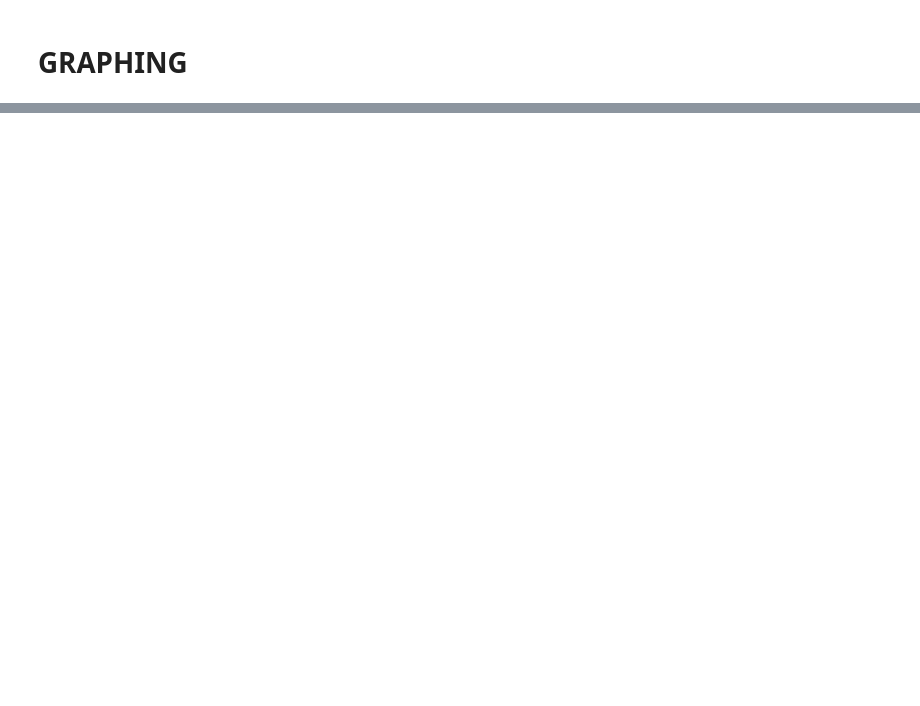
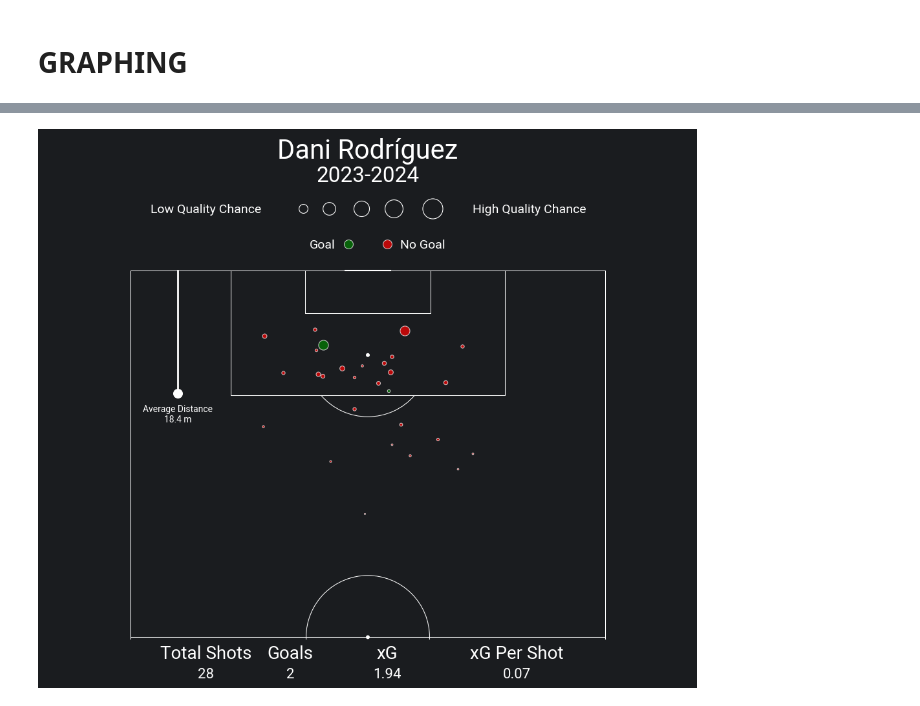
Before and after one commit to wasayMansoor/FootballChart, a Jupyter notebook: FootballChart.ipynb, the cells around one changed output, grey strips where cells are left out. Drawn from its saved outputs; the diff is of its cells as text; code cells hidden in the pictures; blank space fills up the shorter version.

```diff
--- a/FootballChart.ipynb
+++ b/FootballChart.ipynb
@@ -229,0 +236,80 @@ ax3.set_axis_off()
+# %%
+startDate = f"{year}-{month:02d}-01"
+endDate = f"{year+1}-{month:02d}-01"
+# %%
+filteredDF = df[(df['date'] >= startDate) & (df['date'] < endDate)]
+# %%
+totalShots = filteredDF.shape[0]
+totalGoals = filteredDF[filteredDF['result'] == 'Goal'].shape[0]
+totalXG = filteredDF['xG'].sum()
+XGPerShot = totalXG/totalShots
+averageDistance = filteredDF['X'].mean()
+xDistanceMeter = 110 - (averageDistance*1.10)
+# %%
+fig = plt.figure(figsize = (10,12))
+fig.patch.set_facecolor(backgroundColor)
+
+#CREATE 1ST BLOCK
+ax1 = fig.add_axes([0, 0.7, 1, 0.2])
+ax1.set_facecolor(backgroundColor)
+ax1.set_xlim(0,1)
+ax1.set_ylim(0,1)
+
+#HEADERS
+ax1.text(x=0.5, y=0.85, s=playerName, fontsize=30, fontproperties=fontProps, fontweight='bold', color='white', ha='center')
+ax1.text(x=0.5, y=0.70, s=f'{year}-{year+1}', fontsize=24, fontproperties=fontProps, fontweight='bold', color='white', ha='center')
+
+#QUALITY
+ax1.text(x=0.25, y=0.50, s='Low Quality Chance', fontsize=14, fontproperties=fontProps, fontweight='bold', color='white', ha='center')
+ax1.scatter(x=0.40, y=0.53, s=100, color=backgroundColor, edgecolor='white', linewidth=0.8)
+ax1.scatter(x=0.44, y=0.53, s=200, color=backgroundColor, edgecolor='white', linewidth=0.8)
+ax1.scatter(x=0.49, y=0.53, s=300, color=backgroundColor, edgecolor='white', linewidth=0.8)
+ax1.scatter(x=0.54, y=0.53, s=400, color=backgroundColor, edgecolor='white', linewidth=0.8)
+ax1.scatter(x=0.60, y=0.53, s=500, color=backgroundColor, edgecolor='white', linewidth=0.8)
+ax1.text(x=0.75, y=0.50, s='High Quality Chance', fontsize=14, fontproperties=fontProps, fontweight='bold', color='white', ha='center')
+
+#GOAL COLOR CODING
+ax1.text(x=0.45, y=0.27, s='Goal', fontsize=14, fontproperties=fontProps, color='white', ha='right')
+ax1.scatter(x=0.47, y=0.3, s=100, color='green', edgecolor='white', linewidth=0.8, alpha=0.7)
+ax1.text(x=0.55, y=0.27, s='No Goal', fontsize=14, fontproperties=fontProps, color='white', ha='left')
+ax1.scatter(x=0.53, y=0.3, s=100, color='red', edgecolor='white', linewidth=0.8, alpha=0.7)
+
+#CREATE 2ND BLOCK
+ax2 = fig.add_axes([0.05, 0.25, 0.9, 0.5])
+ax2.set_facecolor(backgroundColor)
+
+#CREATE PITCH
+pitch = VerticalPitch(pitch_type='opta', half=True, pitch_color=backgroundColor, pad_bottom=0.5, line_color='white', linewidth=0.75, axis=True, label=True)
+pitch.draw(ax=ax2)
+
+#Average Distance PLot
+ax2.scatter(x=90, y=averageDistance, s=100, color='white', linewidth=0.8)
+ax2.plot([90,90], [100,averageDistance], color='white', linewidth=2)
+ax2.text(x=90, y=averageDistance-4, s=f'Average Distance\n{xDistanceMeter:.1f} m', fontsize=10, fontproperties=fontProps, color='white', ha='center')
+
+for x in filteredDF.to_dict(orient='records'):
+    pitch.scatter(x['X'], x['Y'], s=300 * x['xG'], color='green' if x['result'] == 'Goal' else 'red', ax=ax2, alpha=0.7, linewidth=0.8, edgecolor='white')
+
+#CREATE 3RD BLOCK
+ax3 = fig.add_axes([0, 0.2, 1, 0.05])
+ax3.set_facecolor(backgroundColor)
+ax3.set_xlim(0,1)
+ax3.set_ylim(0,1)
+
+ax3.text(x=0.25, y=0.5, s='Total Shots', fontsize=20, fontproperties=fontProps, fontweight='bold', color='white', ha='center')
+ax3.text(x=0.25, y=0, s=f'{totalShots}', fontsize=16, fontproperties=fontProps, fontweight='bold', color='white', ha='center')
+
+ax3.text(x=0.38, y=0.5, s='Goals', fontsize=20, fontproperties=fontProps, fontweight='bold', color='white', ha='center')
+ax3.text(x=0.38, y=0, s=f'{totalGoals}', fontsize=16, fontproperties=fontProps, fontweight='bold', color='white', ha='center')
+
+ax3.text(x=0.53, y=0.5, s='xG', fontsize=20, fontproperties=fontProps, fontweight='bold', color='white', ha='center')
+ax3.text(x=0.53, y=0, s=f'{totalXG:.2f}', fontsize=16, fontproperties=fontProps, fontweight='bold', color='white', ha='center')
+
+ax3.text(x=0.73, y=0.5, s='xG Per Shot', fontsize=20, fontproperties=fontProps, fontweight='bold', color='white', ha='center')
+ax3.text(x=0.73, y=0, s=f'{XGPerShot:.2f}', fontsize=16, fontproperties=fontProps, fontweight='bold', color='white', ha='center')
+
+ax1.set_axis_off()
+ax2.set_axis_off()
+ax3.set_axis_off()
+# %% [output]
+[figure, added]
```
Also changed, not shown: parts of 16 cells of this notebook.
